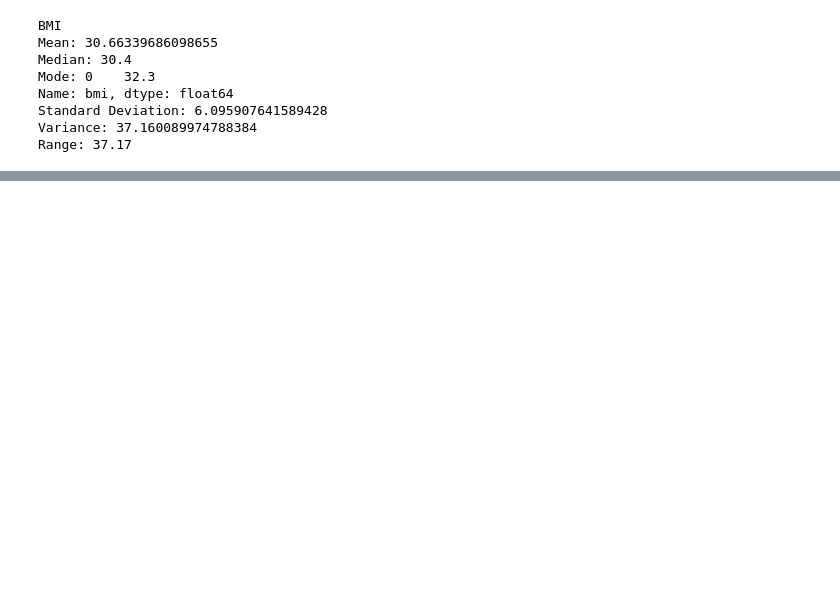
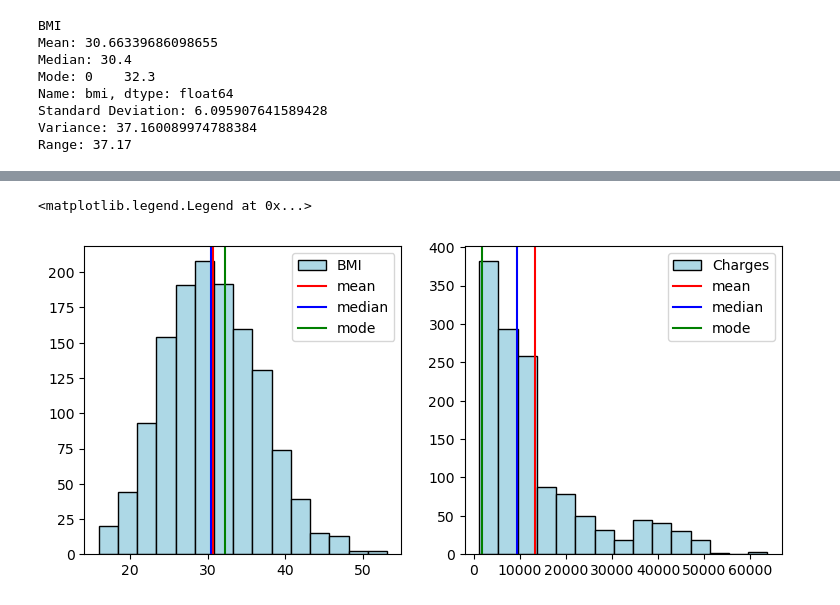
Before and after one commit to Dyaika/mirea_bigdata, a Jupyter notebook: Practive3_RazshildyaevAM.ipynb, the cells around one changed output, grey strips where cells are left out. Saved outputs shown, nothing was run; the diff lists cells and outputs as text; code cells hidden in the pictures; blank space fills up the shorter version.

```diff
--- a/Practive3_RazshildyaevAM.ipynb
+++ b/Practive3_RazshildyaevAM.ipynb
@@ -141,3 +92,12 @@ bmi_median = np.median(bmi)
 bmi_std = np.std(bmi)
 bmi_var = np.var(bmi)
 bmi_range = np.max(bmi) - np.min(bmi)
+# %%
+charges = df['charges']
+charges_mean = np.mean(charges)
+charges_mode = charges.mode()
+charges_median = np.median(charges)
+
+charges_std = np.std(charges)
+charges_var = np.var(charges)
+charges_range = np.max(charges) - np.min(charges)
@@ -160,0 +140,16 @@ Range: 37.17
+# %%
+fig, ax = plt.subplots(1, 2, figsize=(9,4))
+ax[0].hist(bmi, edgecolor='black', color='lightblue', bins=15, label = 'BMI')
+ax[0].axvline(x=bmi_mean, color='red', label='mean')
+ax[0].axvline(x=bmi_median, color='blue', label='median')
+ax[0].axvline(x=bmi_mode[0], color='green', label='mode')
+ax[0].legend()
+
+ax[1].hist(charges, edgecolor='black', color='lightblue', bins=15, label = 'Charges')
+ax[1].axvline(x=charges_mean, color='red', label='mean')
+ax[1].axvline(x=charges_median, color='blue', label='median')
+ax[1].axvline(x=charges_mode[0], color='green', label='mode')
+ax[1].legend()
+# %% [output]
+<matplotlib.legend.Legend at 0x...>
+[figure, added]
```
Also changed, not shown: parts of 19 cells of this notebook.
